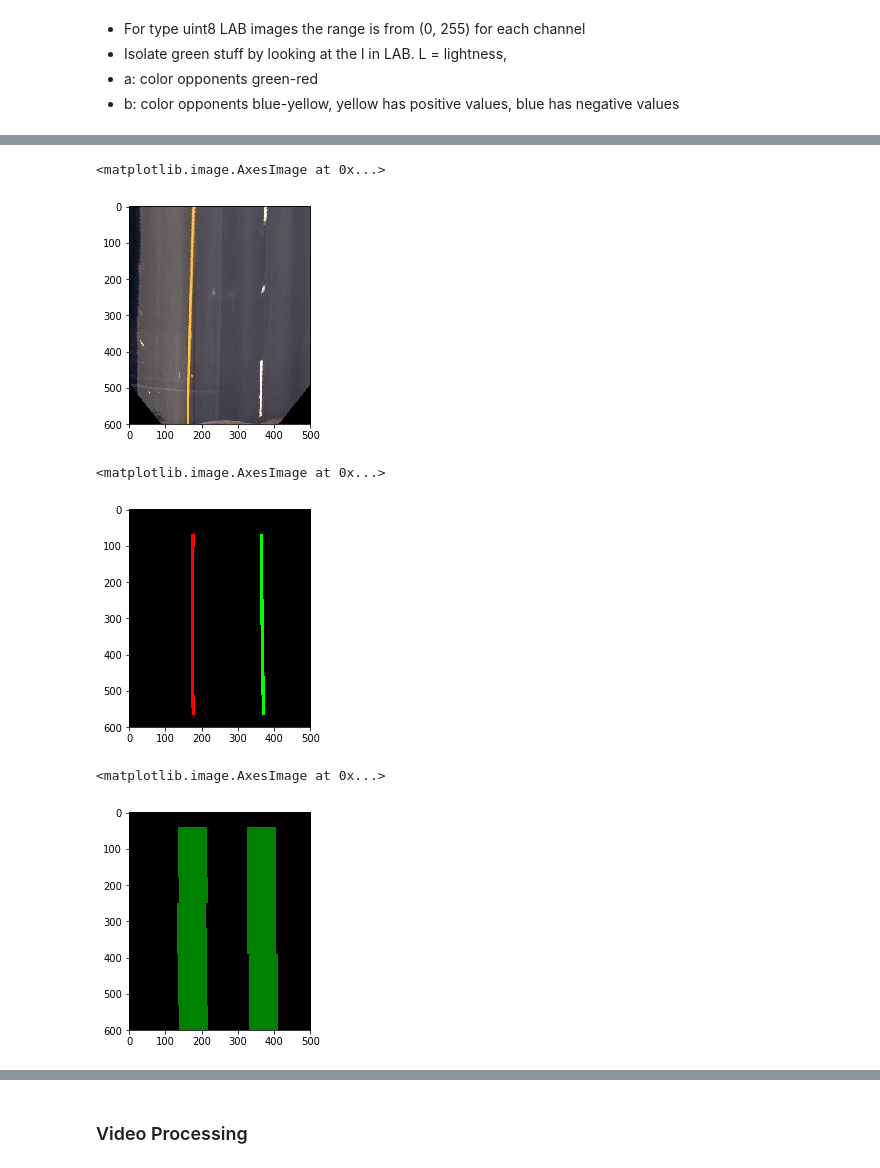
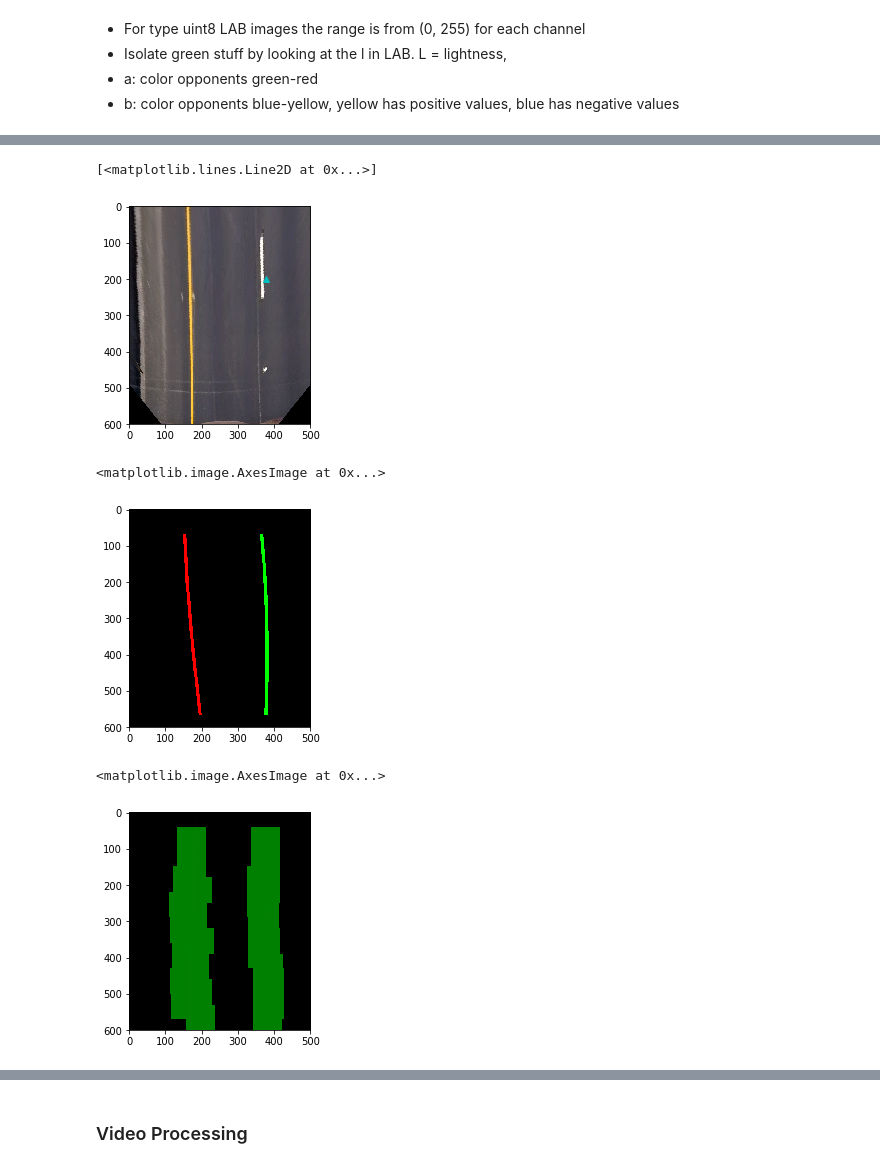
Before and after one commit to JonathanCMitchell/Advanced-Lane-Line-Detection, a Jupyter notebook: LaneLines-good.ipynb, the cells around one changed output, grey strips where cells are left out. Cells and saved outputs as stored; diff of their text form; code cells hidden in the pictures.

Commit message:
[refactor] - refactors line thresholding

```diff
--- a/LaneLines-good.ipynb
+++ b/LaneLines-good.ipynb
@@ -398,8 +432,8 @@ def draw_lines_weighted(left_points, right_points, mask):
 laneFinder = LaneFinder(settings.ORIGINAL_SIZE, settings.UNWARPED_SIZE, camera_matrix, dist_coeffs,
                         M, x_pixels_per_meter, y_pixels_per_meter)
 # %%
-im = mpimg.imread(test_images[5])
-# processed_img = laneFinder.process_image(im)
-# plt.imshow(processed_img)
-road_lines, weighted, mask = laneFinder.find_lane(im)
+im = mpimg.imread(test_images[2])
+processed_img = laneFinder.find_lane(im)
+plt.imshow(processed_img)
+# road_lines, weighted, mask = laneFinder.find_lane(im)
 # %% [output]
@@ -418,19 +448,20 @@ right_recent_centers_averaged:  [370, 369, 369, 365, 365, 365, 364, 364]
 # %%
 warped = laneFinder.warp(im)
 plt.imshow(warped)
+plt.plot(376, 200, 'c^')
 # %% [output]
-<matplotlib.image.AxesImage at 0x...>
+[<matplotlib.lines.Line2D at 0x...>]
-[figure, old version]
+[figure, new version]
 # %%
 plt.imshow(road_lines)
 # %% [output]
 <matplotlib.image.AxesImage at 0x...>
-[figure, old version]
+[figure, new version]
 # %%
 plt.imshow(weighted)
 # %% [output]
 <matplotlib.image.AxesImage at 0x...>
-[figure, old version]
+[figure, new version]
 # %%
 plt.imshow(mask)
 # %% [output]
```
Also changed, not shown: parts of 5 cells of this notebook, 3 other files.
